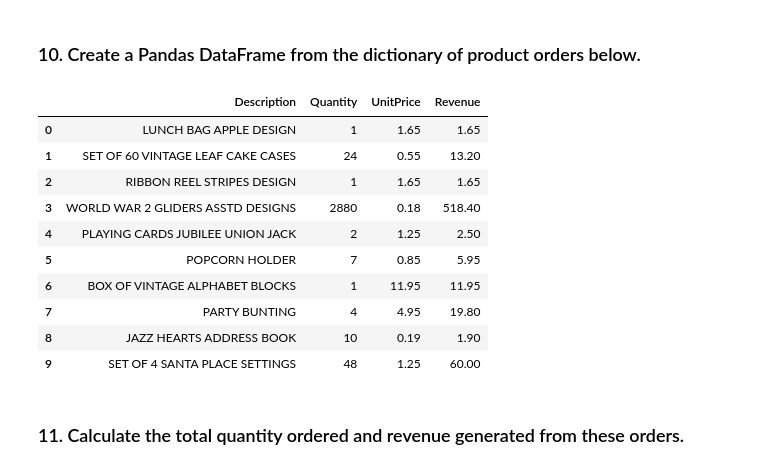
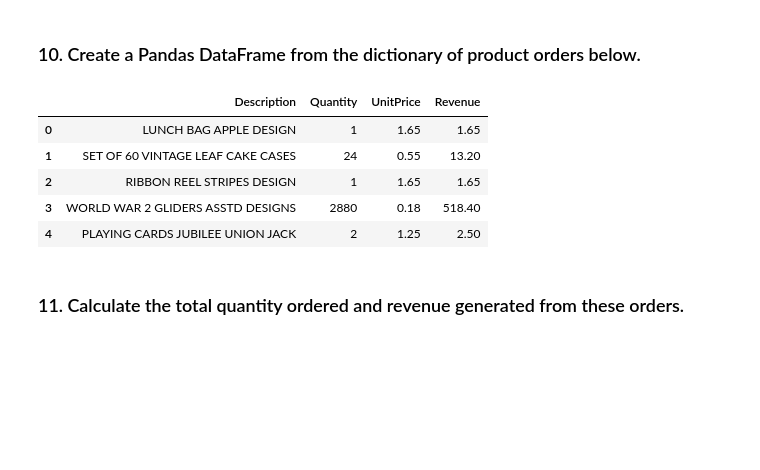
Before and after one commit to Ironhack-Data-Madrid-Marzo-2021/lab-pandas, a Jupyter notebook: your-code/pandas_1.ipynb, the cells around one changed output. Saved outputs shown, nothing was run; the diff lists cells and outputs as text; code cells hidden in the pictures; blank space fills up the shorter version.

```diff
--- a/your-code/pandas_1.ipynb
+++ b/your-code/pandas_1.ipynb
@@ -108,19 +108,14 @@ orders = {'Description': ['LUNCH BAG APPLE DESIGN',
  'Revenue': [1.65, 13.2, 1.65, 518.4, 2.5, 5.95, 11.95, 19.8, 1.9, 60.0]}
 # %%
 data = pd.DataFrame(orders)
-data
+data.head(5)
 # %% [output]
 |  | Description | Quantity | UnitPrice | Revenue |
 | 0 | LUNCH BAG APPLE DESIGN | 1 | 1.65 | 1.65 |
 | 1 | SET OF 60 VINTAGE LEAF CAKE CASES | 24 | 0.55 | 13.20 |
 | 2 | RIBBON REEL STRIPES DESIGN | 1 | 1.65 | 1.65 |
 | 3 | WORLD WAR 2 GLIDERS ASSTD DESIGNS | 2880 | 0.18 | 518.40 |
 | 4 | PLAYING CARDS JUBILEE UNION JACK | 2 | 1.25 | 2.50 |
-| 5 | POPCORN HOLDER | 7 | 0.85 | 5.95 |
-| 6 | BOX OF VINTAGE ALPHABET BLOCKS | 1 | 11.95 | 11.95 |
-| 7 | PARTY BUNTING | 4 | 4.95 | 19.80 |
-| 8 | JAZZ HEARTS ADDRESS BOOK | 10 | 0.19 | 1.90 |
-| 9 | SET OF 4 SANTA PLACE SETTINGS | 48 | 1.25 | 60.00 |
 # %% [markdown]
 ### 11. Calculate the total quantity ordered and revenue generated from these orders.
 # %%
```
Also changed, not shown: parts of 10 cells of this notebook.
